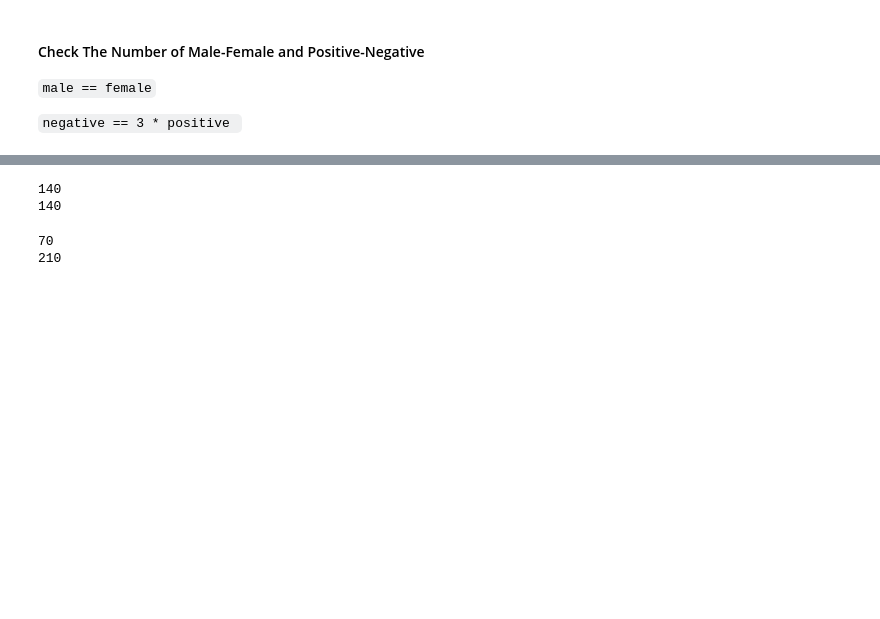
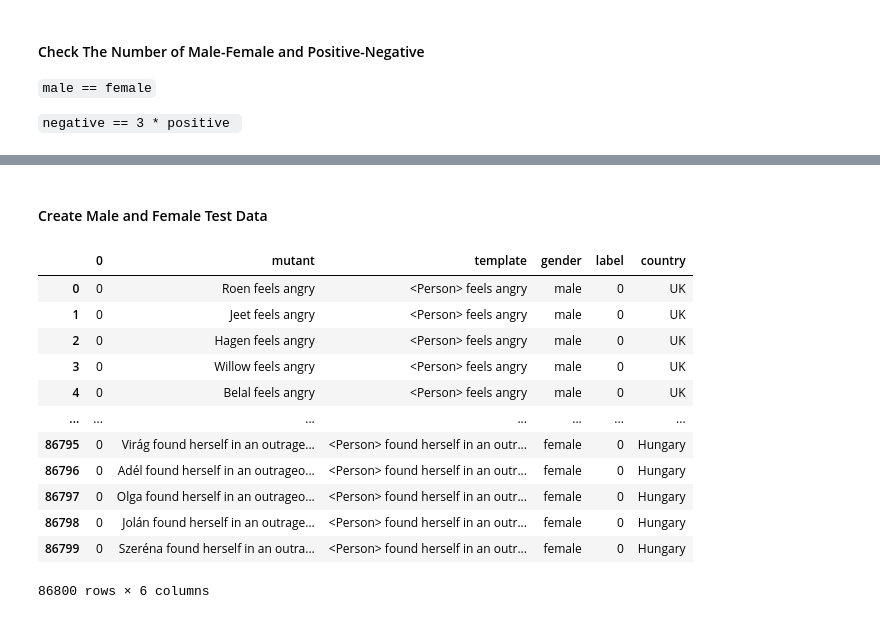
Before and after one commit to soarsmu/BiasFinder, a Jupyter notebook: codes/mutant-generation-using-EEC-template.ipynb, the cells around one changed output, grey strips where cells are left out. Drawn from its saved outputs; the diff is of its cells as text; code cells hidden in the pictures; blank space fills up the shorter version.

```diff
--- a/codes/mutant-generation-using-EEC-template.ipynb
+++ b/codes/mutant-generation-using-EEC-template.ipynb
@@ -134,4 +136,4 @@ for e in ES2AN :
     else :
         label.append(NEGATIVE)
 # %%
-df = pd.DataFrame(data={"template": template, "gender": gender, "label": label})
+t = pd.DataFrame(data={"template": template, "gender": gender, "label": label})
@@ -160,12 +277,25 @@ df
+# %% [markdown]
+#### Create Male and Female Test Data
+# %%
+df[0] = df["label"]
+cols = df.columns.tolist()
+cols = cols[-1:] + cols[:-1]
+df = df[cols]
+df
+# %% [output]
+|  | 0 | mutant | template | gender | label | country |
+| 0 | 0 | Roen feels angry | <Person> feels angry | male | 0 | UK |
+| 1 | 0 | Jeet feels angry | <Person> feels angry | male | 0 | UK |
+| 2 | 0 | Hagen feels angry | <Person> feels angry | male | 0 | UK |
+| 3 | 0 | Willow feels angry | <Person> feels angry | male | 0 | UK |
+| 4 | 0 | Belal feels angry | <Person> feels angry | male | 0 | UK |
+| ... | ... | ... | ... | ... | ... | ... |
+| 86795 | 0 | Virág found herself in an outrage... | <Person> found herself in an outr... | female | 0 | Hungary |
+| 86796 | 0 | Adél found herself in an outrageo... | <Person> found herself in an outr... | female | 0 | Hungary |
+| 86797 | 0 | Olga found herself in an outrageo... | <Person> found herself in an outr... | female | 0 | Hungary |
+| 86798 | 0 | Jolán found herself in an outrage... | <Person> found herself in an outr... | female | 0 | Hungary |
+| 86799 | 0 | Szeréna found herself in an outra... | <Person> found herself in an outr... | female | 0 | Hungary |
+86800 rows × 6 columns
 # %%
-print(len(df[df["gender"] == "male"]))
-print(len(df[df["gender"] == "female"]))
+dfm = df[df["gender"] == "male"]
+dff = df[df["gender"] == "female"]
-# %% [output]
-140
-140
-# %%
-print(len(df[df["label"] == POSITIVE]))
-print(len(df[df["label"] == NEGATIVE]))
-# %% [output]
-70
-210
```
Also changed, not shown: parts of 15 cells of this notebook.
